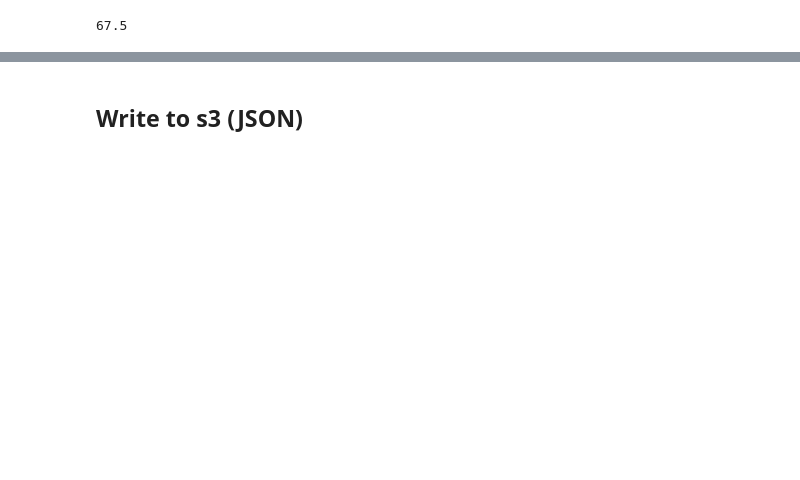
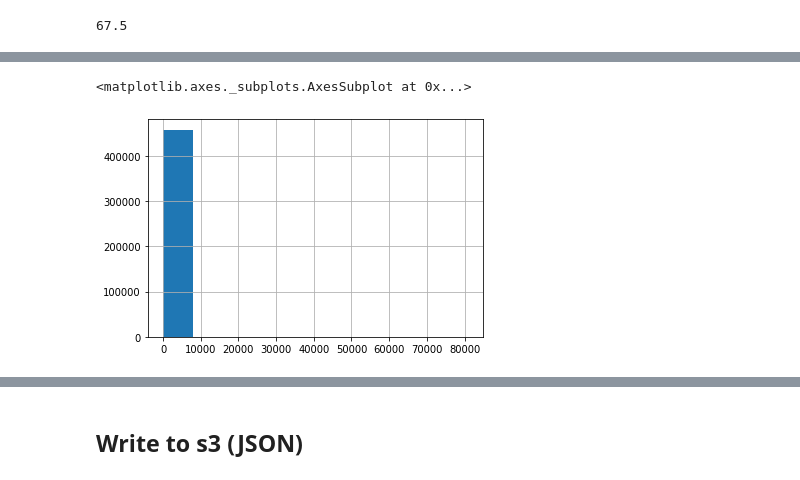
Before and after one commit to impresso/impresso-passim, a Jupyter notebook: notebooks/postprocess_distributed.ipynb, the cells around one changed output, grey strips where cells are left out. Drawn from its saved outputs; the diff is of its cells as text; code cells hidden in the pictures; blank space fills up the shorter version.

```diff
--- a/notebooks/postprocess_distributed.ipynb
+++ b/notebooks/postprocess_distributed.ipynb
@@ -261,0 +303,6 @@ clusters_df.loc[:, 'cluster_size'] = clusters_df['size']['count']
+# %%
+%matplotlib inline
+clusters_df.cluster_size.hist()
+# %% [output]
+<matplotlib.axes._subplots.AxesSubplot at 0x...>
+[figure, added]
```
Also changed, not shown: parts of 22 cells of this notebook, 1 other file.
